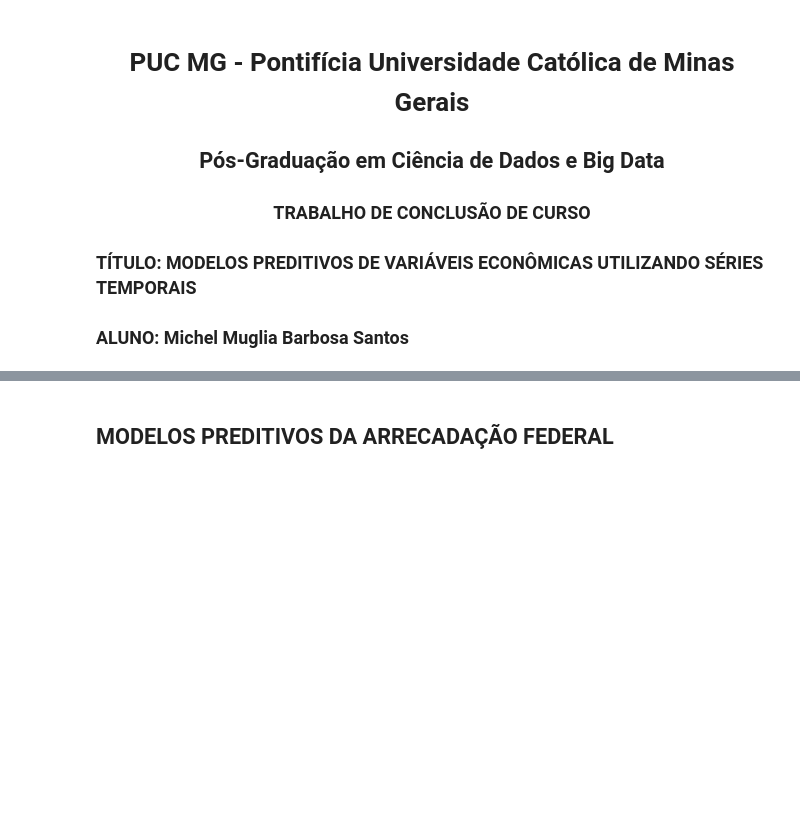
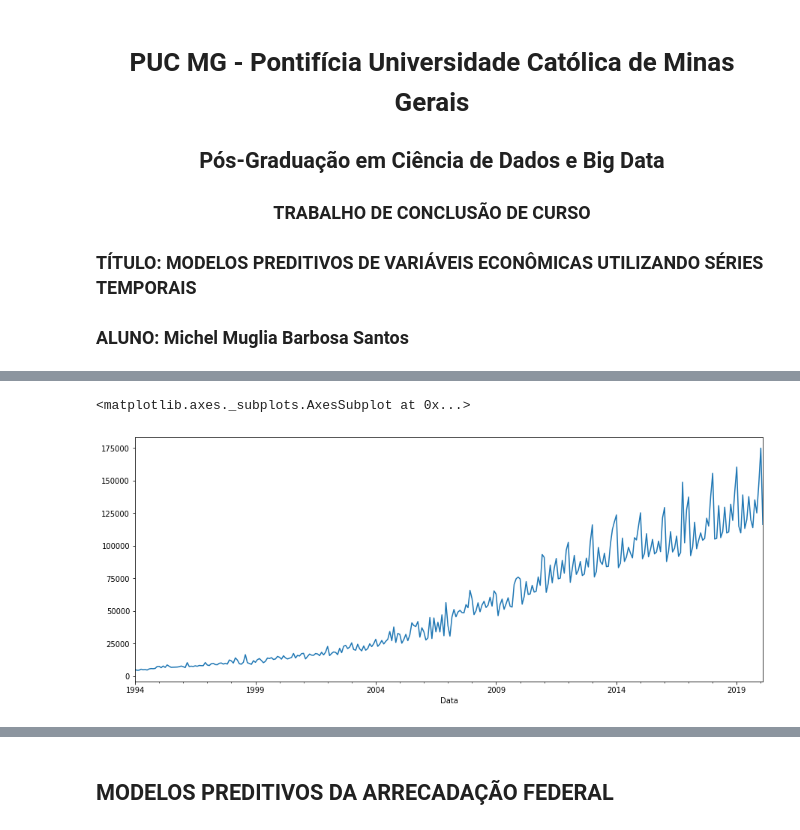
Before and after one commit to mmbs1989/TCC-PUCMINAS, a Jupyter notebook: Notebook_TCC_PUC.ipynb, the cells around one changed output, grey strips where cells are left out. Cells and saved outputs as stored; diff of their text form; code cells hidden in the pictures; blank space fills up the shorter version.

```diff
--- a/Notebook_TCC_PUC.ipynb
+++ b/Notebook_TCC_PUC.ipynb
@@ -568,0 +81,17 @@ dolar  0.439972  1.000000
+# %%
+# Carregar os dados
+dftcc = pd.read_csv("https://raw.githubusercontent.com/mmbs1989/DSWP-Aluno/main/dadostccdata.csv")
+dfarrec = pd.read_csv("https://raw.githubusercontent.com/mmbs1989/DSWP-Aluno/main/dadostcca.csv")
+dfpib = pd.read_csv("https://raw.githubusercontent.com/mmbs1989/DSWP-Aluno/main/dadostccpib.csv")
+dfimp = pd.read_csv("https://raw.githubusercontent.com/mmbs1989/DSWP-Aluno/main/dadostcci.csv")
+dfexp = pd.read_csv("https://raw.githubusercontent.com/mmbs1989/DSWP-Aluno/main/dadostcce.csv")
+dfdol = pd.read_csv("https://raw.githubusercontent.com/mmbs1989/DSWP-Aluno/main/dadostccdolar.csv")
+# %%
+# Juntar as tabelas carregadas e definir o nome da coluna
+dftcc['arrec'] = dfarrec['a']
+dftcc['pib'] = dfpib['pib']
+dftcc['import'] = dfimp['i']
+dftcc['export'] = dfexp['e']
+dftcc['dolar'] = dfdol['dol']
+
+dftcc.head()
@@ -568,0 +114,4 @@ dolar  0.439972  1.000000
+# %%
+# Retirar as linhas que não serão utilizadas na análise
+dftcc = dftcc.drop(dftcc.index[314:])
+dftcc.tail()
@@ -568,0 +125,9 @@ dolar  0.439972  1.000000
+# %%
+# Transformar o tipo das colunas e definir o index
+dftcc['arrec'] = pd.to_numeric(dftcc['arrec'])
+dftcc['pib'] = pd.to_numeric(dftcc['pib'])
+dftcc['import'] = pd.to_numeric(dftcc['import'])
+dftcc['export'] = pd.to_numeric(dftcc['export'])
+dftcc['dolar'] = pd.to_numeric(dftcc['dolar'])
+dftcc['Data'] = pd.to_datetime(dftcc['Data'])
+dftcc.set_index('Data', inplace=True)
@@ -568,0 +184,6 @@ dolar  0.439972  1.000000
+# %%
+# Gráfico dos valores
+dftcc['arrec'].plot(figsize=(15,6))
+# %% [output]
+<matplotlib.axes._subplots.AxesSubplot at 0x...>
+[figure, added]
```
Also changed, not shown: parts of 83 cells of this notebook.
